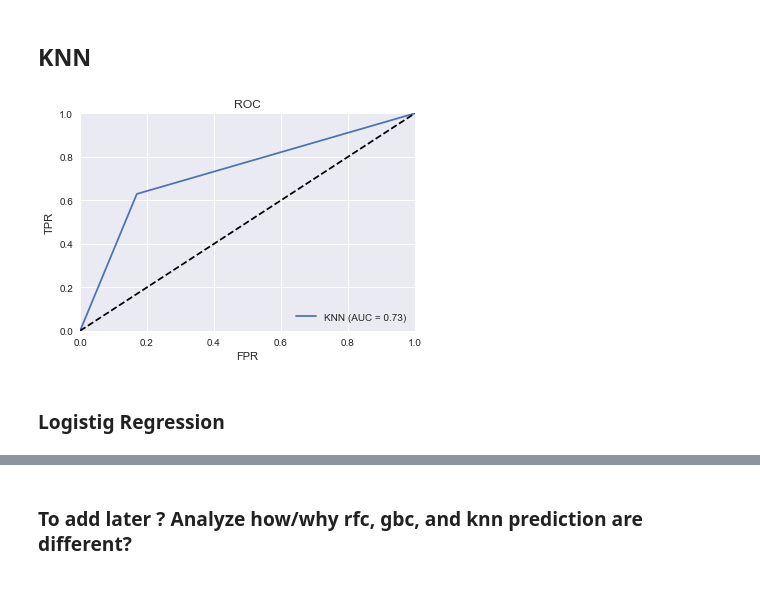
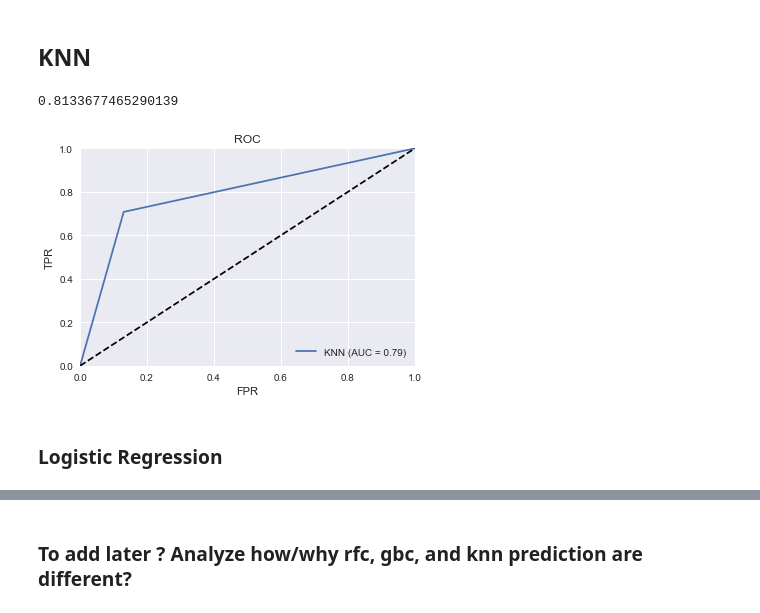
Before and after one commit to da1933/Carpe-Vinum, a Jupyter notebook: wine modeling.ipynb, the cells around one changed output, grey strips where cells are left out. Cells and saved outputs as stored; diff of their text form; code cells hidden in the pictures.

```diff
--- a/wine modeling.ipynb
+++ b/wine modeling.ipynb
@@ -168,11 +172,10 @@ plot_AUC()
 ## KNN
 # %%
 knn = KNeighborsClassifier(n_neighbors=5)
-
-knn.fit(trainX[['enc_country','enc_province','enc_variety','textlen']],trainY['over90'])
-
-knn.score(testX[['enc_country','enc_province','enc_variety','textlen']],testY['over90'])
+knn.fit(trainX[['price','enc_country','enc_province','enc_variety','textlen']],trainY['over90'])
+knn_preds=knn.predict(testX[['price','enc_country','enc_province','enc_variety','textlen']])
+print(knn.score(testX[['price','enc_country','enc_province','enc_variety','textlen']],testY['over90']))
+plotAUC(testY['over90'],knn.predict(testX[['price','enc_country','enc_province','enc_variety','textlen']]),'KNN')
+# %% [output]
+0.8133677465290139
+[figure, added]
-# %%
-plotAUC(testY['over90'],knn.predict(testX[['enc_country','enc_province','enc_variety','textlen']]),'KNN')
-# %% [output]
-[figure, removed]
@@ -181,4 +182,4 @@ knn_preds=knn.predict(testX[['enc_country','enc_province','enc_variety','textlen
 # %% [markdown]
-### Logistig Regression
+### Logistic Regression
 # %%
 lr = LogisticRegression()
```
Also changed, not shown: parts of 35 cells of this notebook.
